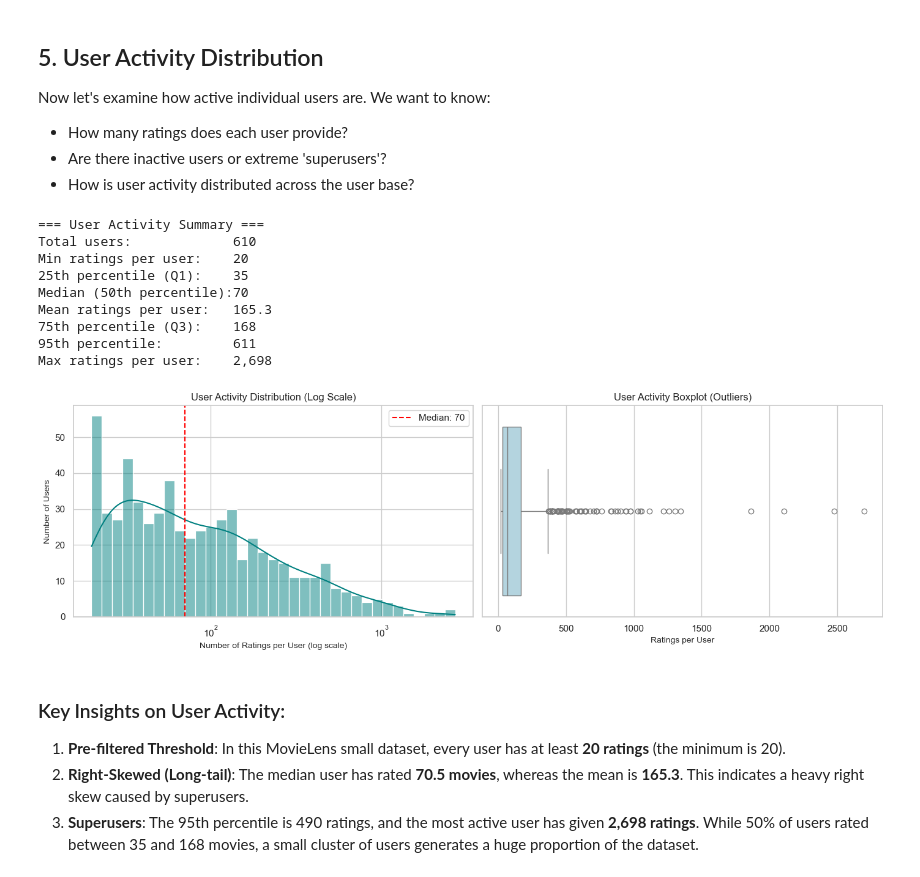
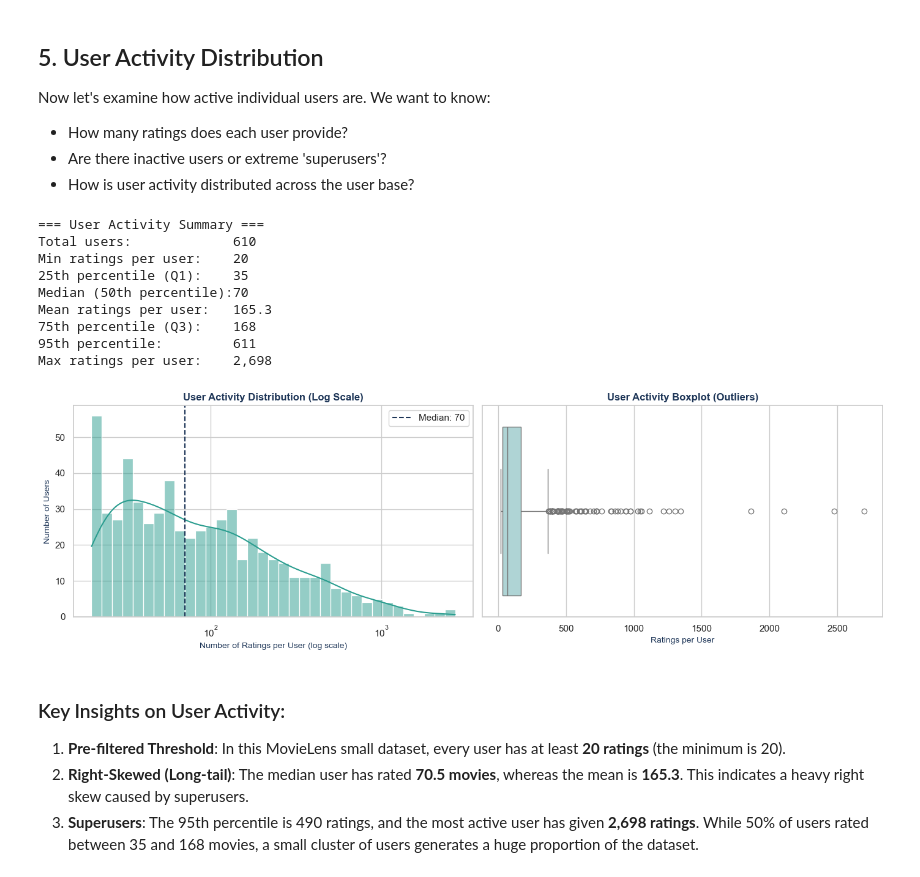
Before and after one commit to 2026-ADS-B1/team-B1-recsys, a Jupyter notebook: notebooks/eda_ratings.ipynb, the cells around one changed output. Saved outputs shown, nothing was run; the diff lists cells and outputs as text; code cells hidden in the pictures.

```diff
--- a/notebooks/eda_ratings.ipynb
+++ b/notebooks/eda_ratings.ipynb
@@ -281,45 +282,45 @@ Now let's examine how active individual users are. We want to know:
 # Group ratings by userId
 user_activity = ratings.groupby('userId').size()
 
 print('=== User Activity Summary ===')
 print(f"Total users:             {len(user_activity):,}")
 print(f"Min ratings per user:    {user_activity.min():,}")
 print(f"25th percentile (Q1):    {user_activity.quantile(0.25):.0f}")
 print(f"Median (50th percentile):{user_activity.median():.0f}")
 print(f"Mean ratings per user:   {user_activity.mean():.1f}")
 print(f"75th percentile (Q3):    {user_activity.quantile(0.75):.0f}")
 print(f"95th percentile:         {user_activity.quantile(0.95):.0f}")
 print(f"Max ratings per user:    {user_activity.max():,}")
 
-# Visualization: Long-tail distribution and Boxplot
+# Visualization: Long-tail distribution and Boxplot in teal and sea green
 fig, (ax1, ax2) = plt.subplots(1, 2, figsize=(14, 4.5))
 
-# Subplot 1: Distribution with log scale
-sns.histplot(user_activity, bins=35, kde=True, color='teal', ax=ax1, log_scale=True)
-ax1.set_title('User Activity Distribution (Log Scale)', fontsize=12)
-ax1.set_xlabel('Number of Ratings per User (log scale)', fontsize=10)
-ax1.set_ylabel('Number of Users', fontsize=10)
-ax1.axvline(user_activity.median(), color='red', linestyle='--', label=f'Median: {user_activity.median():.0f}')
+# Subplot 1: Distribution with log scale in sea green
+sns.histplot(user_activity, bins=35, kde=True, color='#2a9d8f', ax=ax1, log_scale=True)
+ax1.set_title('User Activity Distribution (Log Scale)', fontsize=12, fontweight='bold', color='#1d3557')
+ax1.set_xlabel('Number of Ratings per User (log scale)', fontsize=10, color='#1d3557')
+ax1.set_ylabel('Number of Users', fontsize=10, color='#1d3557')
+ax1.axvline(user_activity.median(), color='#1d3557', linestyle='--', linewidth=1.5, label=f'Median: {user_activity.median():.0f}')
 ax1.legend()
 
-# Subplot 2: Boxplot
-sns.boxplot(x=user_activity, color='lightblue', ax=ax2)
-ax2.set_title('User Activity Boxplot (Outliers)', fontsize=12)
-ax2.set_xlabel('Ratings per User', fontsize=10)
+# Subplot 2: Boxplot in soft mint
+sns.boxplot(x=user_activity, color='#a8dadc', ax=ax2)
+ax2.set_title('User Activity Boxplot (Outliers)', fontsize=12, fontweight='bold', color='#1d3557')
+ax2.set_xlabel('Ratings per User', fontsize=10, color='#1d3557')
 
 plt.tight_layout()
 plt.show()
 # %% [output]
 === User Activity Summary ===
 Total users:             610
 Min ratings per user:    20
 25th percentile (Q1):    35
 Median (50th percentile):70
 Mean ratings per user:   165.3
 75th percentile (Q3):    168
 95th percentile:         611
 Max ratings per user:    2,698
-[figure, old version]
+[figure, new version]
 # %% [markdown]
 ### Key Insights on User Activity:
 1. **Pre-filtered Threshold**: In this MovieLens small dataset, every user has at least **20 ratings** (the minimum is 20).
```
Also changed, not shown: parts of 8 cells of this notebook.
